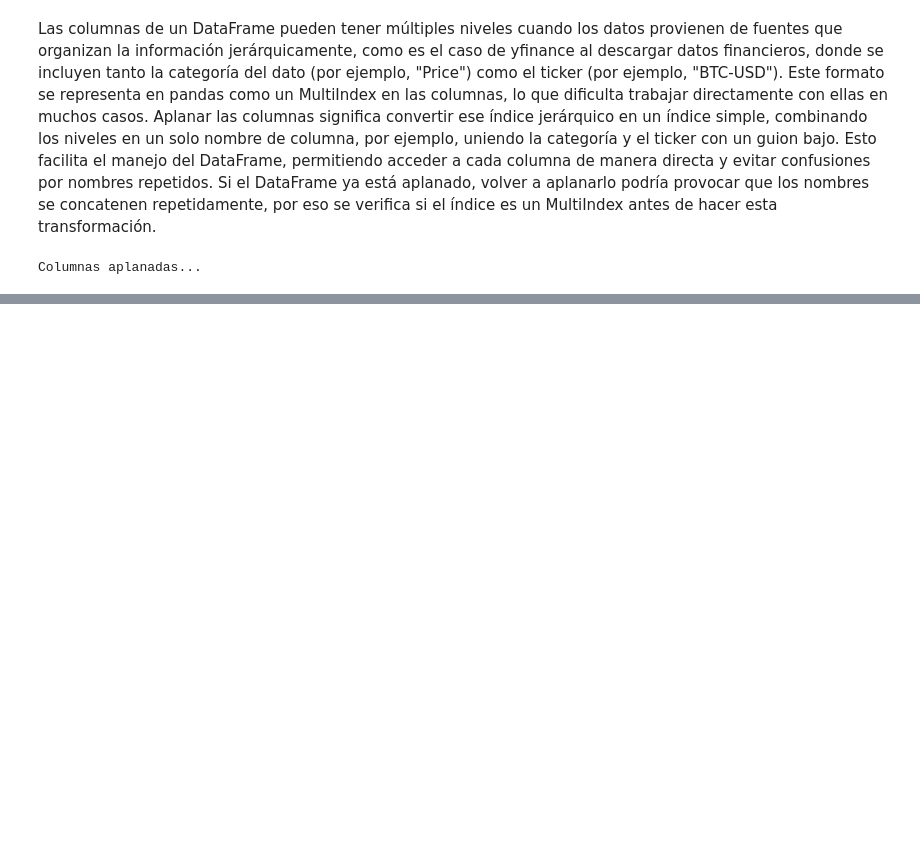
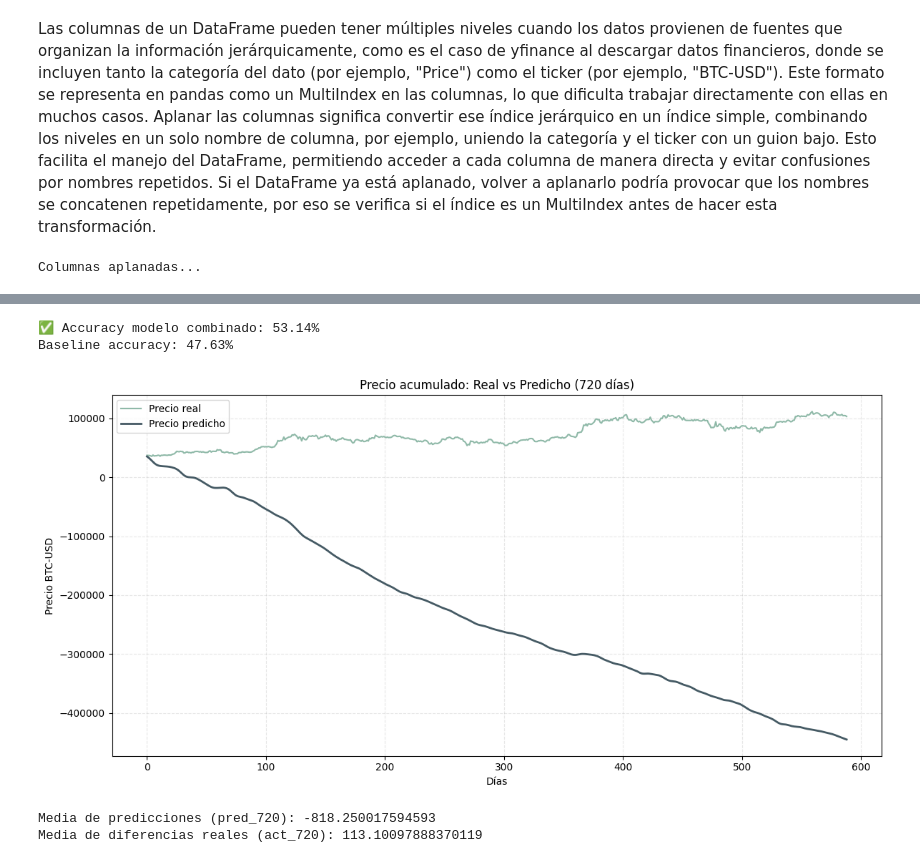
Before and after one commit to Israelamat/Price_prediction, a Jupyter notebook: btc/btc_predictor.ipynb, the cells around one changed output, grey strips where cells are left out. Drawn from its saved outputs; the diff is of its cells as text; code cells hidden in the pictures; blank space fills up the shorter version.

```diff
--- a/btc/btc_predictor.ipynb
+++ b/btc/btc_predictor.ipynb
@@ -323,0 +279,58 @@ Accuracy 180 días: 50.84%
+# %%
+# Cortar todas las predicciones al mínimo largo común
+min_len = min(len(pred_180), len(pred_360), len(pred_720))
+
+p180 = pred_180[:min_len]
+p360 = pred_360[:min_len]
+p720 = pred_720[:min_len]
+a = act_180[:min_len]  # usamos act_180 como referencia
+
+# Promedio de predicciones (modelo de ensamble)
+ensemble_pred = (p180 + p360 + p720) / 3
+
+# Evaluar accuracy del modelo combinado
+ensemble_acc = np.mean(np.sign(ensemble_pred) == np.sign(a))
+print(f"✅ Accuracy modelo combinado: {ensemble_acc:.2%}")
+
+
+# Baseline: "mañana sube si hoy subió"
+baseline_acc = np.mean(np.sign(np.diff(parte_c["Close_BTC-USD"].values))[:-1] ==
+                       np.sign(np.diff(parte_c["Close_BTC-USD"].values))[1:])
+print(f"Baseline accuracy: {baseline_acc:.2%}")
+# %% [output]
+✅ Accuracy modelo combinado: 53.14%
+Baseline accuracy: 47.63%
+# %%
+# Paso 1: Aseguramos longitudes iguales
+n = min(len(pred_720), len(act_720))
+pred_720 = pred_720[:n]
+act_720 = act_720[:n]
+
+# Paso 2: índice base (parte_c comienza justo después de parte_b + ventana)
+window_size = 720
+start_index = len(parte_a) + len(parte_b) + window_size
+start_price = btc_df["Close_BTC-USD"].iloc[start_index]
+
+# Paso 3: reconstrucción del precio
+precio_real = np.cumsum(act_720) + start_price
+precio_pred = np.cumsum(pred_720) + start_price
+
+# Paso 4: gráfico
+plt.figure(figsize=(12, 6))
+plt.plot(precio_real, label="Precio real", color='#8FB9A8')
+plt.plot(precio_pred, label="Precio predicho", color='#455A64', linewidth=2)
+plt.title("Precio acumulado: Real vs Predicho (720 días)")
+plt.xlabel("Días")
+plt.ylabel("Precio BTC-USD")
+plt.legend()
+plt.grid(True, linestyle='--', alpha=0.3)
+plt.tight_layout()
+plt.show()
+# %% [output]
+[figure, added]
+# %%
+print("Media de predicciones (pred_720):", np.mean(pred_720))
+print("Media de diferencias reales (act_720):", np.mean(act_720))
+# %% [output]
+Media de predicciones (pred_720): -818.250017594593
+Media de diferencias reales (act_720): 113.10097888370119
```
Also changed, not shown: parts of 13 cells of this notebook.
